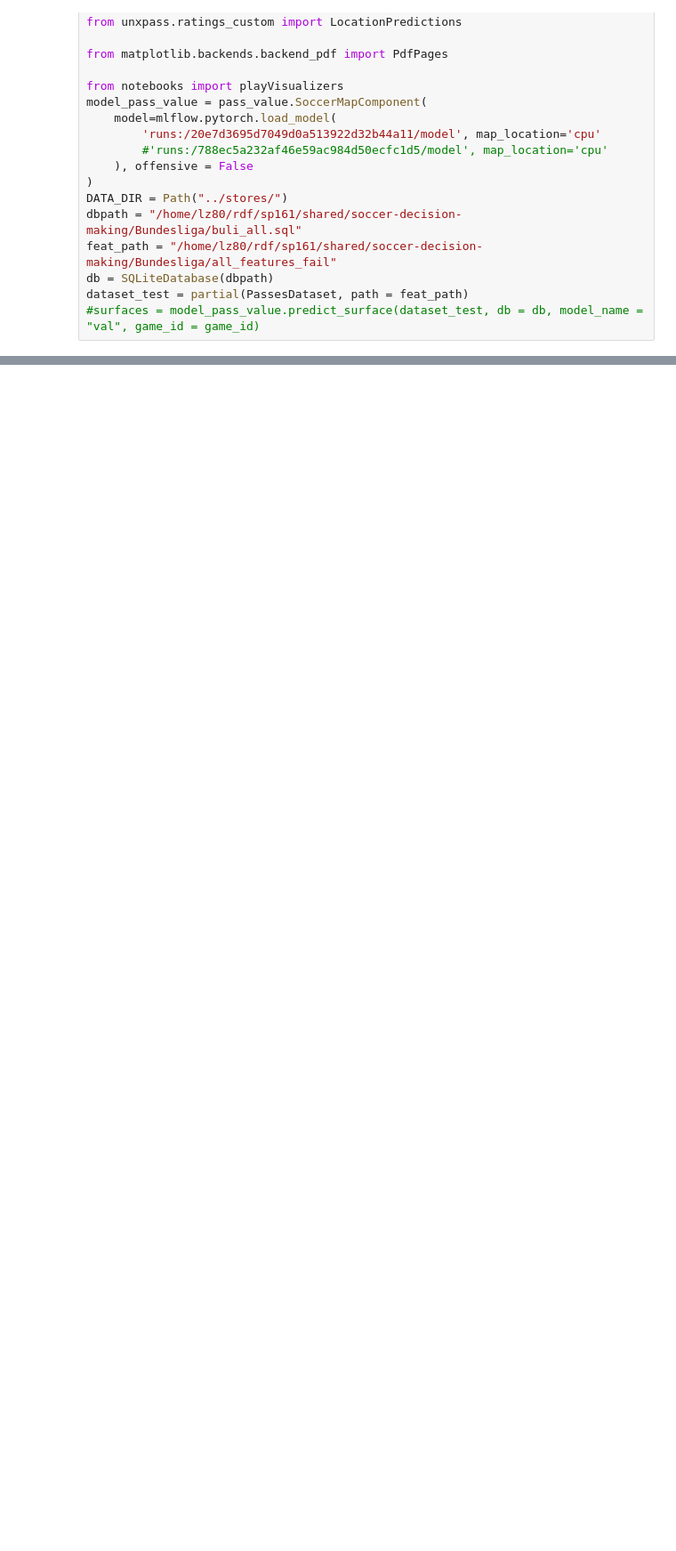
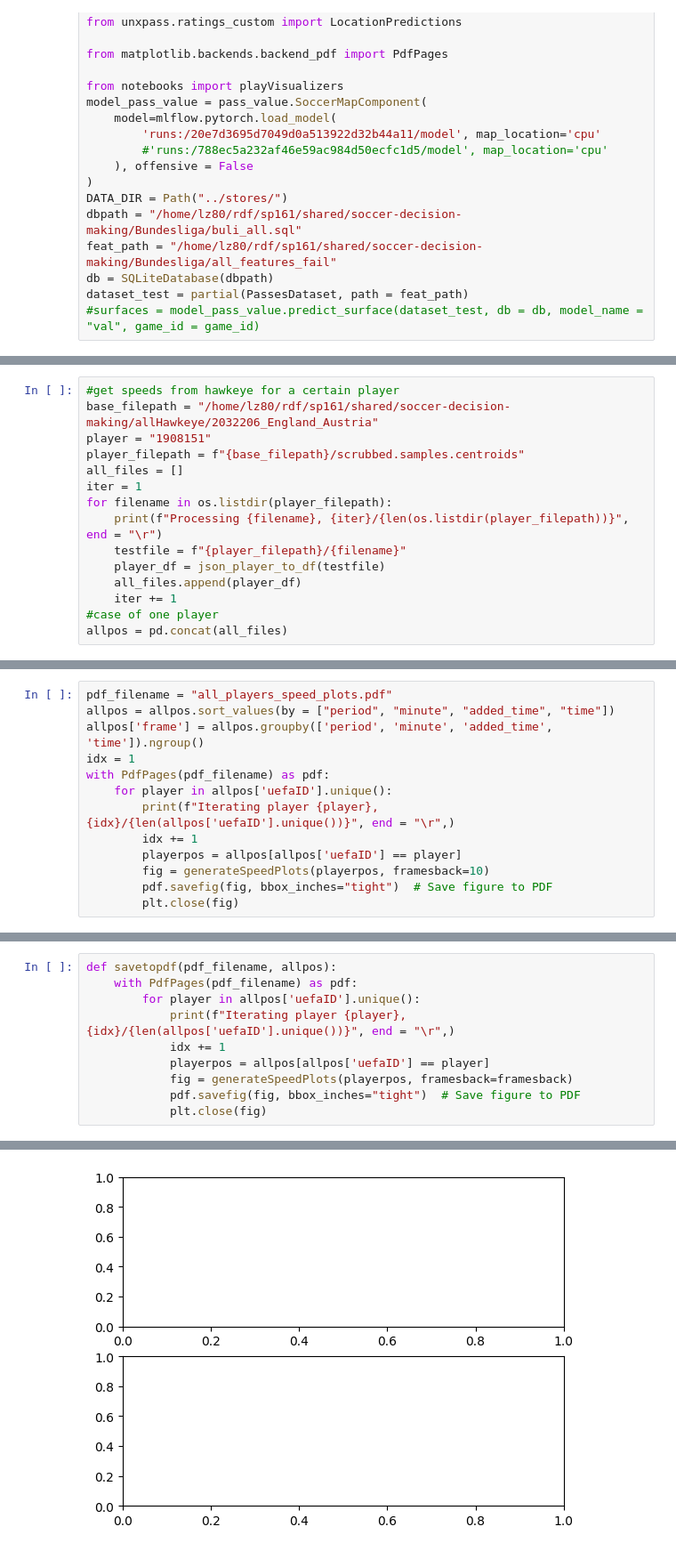
Before and after one commit to Lou-Zhou/soccer-decision-making, a Jupyter notebook: notebooks/testing.ipynb, the cells around one changed output, grey strips where cells are left out. Shown at 89% size. Drawn from its saved outputs; the diff is of its cells as text; blank space fills up the shorter version.

```diff
--- a/notebooks/testing.ipynb
+++ b/notebooks/testing.ipynb
@@ -36,0 +65,15 @@ dataset_test = partial(PassesDataset, path = feat_path)
+# %%
+#get speeds from hawkeye for a certain player
+base_filepath = "/home/lz80/rdf/sp161/shared/soccer-decision-making/allHawkeye/2032206_England_Austria"
+player = "1908151"
+player_filepath = f"{base_filepath}/scrubbed.samples.centroids"
+all_files = []
+iter = 1
+for filename in os.listdir(player_filepath):
+    print(f"Processing {filename}, {iter}/{len(os.listdir(player_filepath))}", end = "\r")
+    testfile = f"{player_filepath}/{filename}"
+    player_df = json_player_to_df(testfile)
+    all_files.append(player_df)
+    iter += 1
+#case of one player
+allpos = pd.concat(all_files)
@@ -36,0 +125,13 @@ dataset_test = partial(PassesDataset, path = feat_path)
+# %%
+pdf_filename = "all_players_speed_plots.pdf"
+allpos = allpos.sort_values(by = ["period", "minute", "added_time", "time"])
+allpos['frame'] = allpos.groupby(['period', 'minute', 'added_time', 'time']).ngroup()
+idx = 1
+with PdfPages(pdf_filename) as pdf:
+    for player in allpos['uefaID'].unique():
+        print(f"Iterating player {player}, {idx}/{len(allpos['uefaID'].unique())}", end = "\r",)
+        idx += 1
+        playerpos = allpos[allpos['uefaID'] == player]
+        fig = generateSpeedPlots(playerpos, framesback=10)
+        pdf.savefig(fig, bbox_inches="tight")  # Save figure to PDF
+        plt.close(fig)
@@ -36,0 +176,11 @@ dataset_test = partial(PassesDataset, path = feat_path)
+# %%
+def savetopdf(pdf_filename, allpos):
+    with PdfPages(pdf_filename) as pdf:
+        for player in allpos['uefaID'].unique():
+            print(f"Iterating player {player}, {idx}/{len(allpos['uefaID'].unique())}", end = "\r",)
+            idx += 1
+            playerpos = allpos[allpos['uefaID'] == player]
+            fig = generateSpeedPlots(playerpos, framesback=framesback)
+            pdf.savefig(fig, bbox_inches="tight")  # Save figure to PDF
+            plt.close(fig)
+# %% [output]
@@ -36,0 +188 @@ dataset_test = partial(PassesDataset, path = feat_path)
+[figure, added]
```
Also changed, not shown: parts of 12 cells of this notebook, 4 other files.
